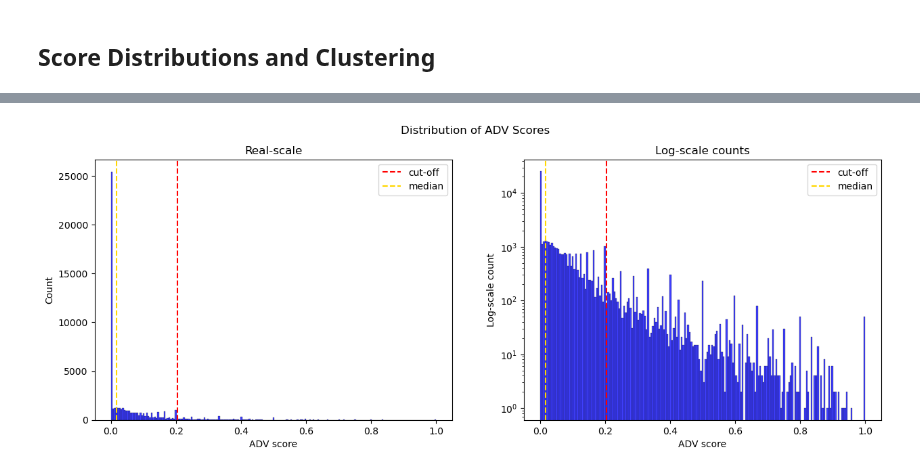
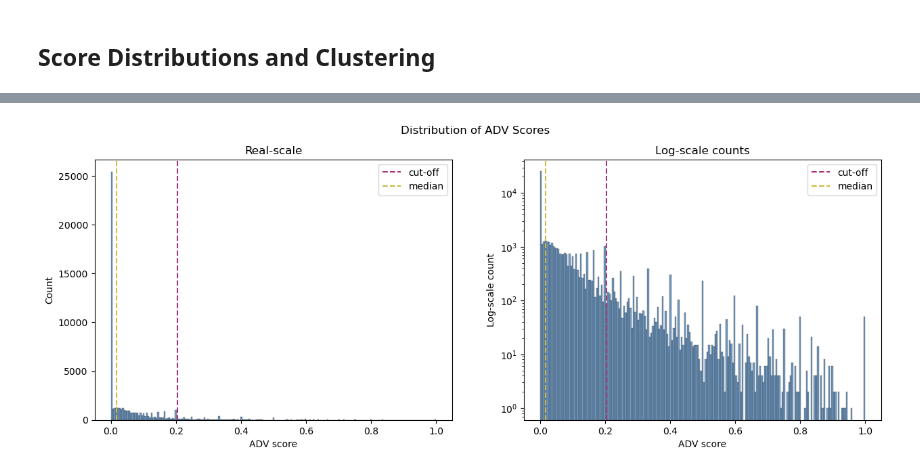
Before and after one commit to epfl-ada/ada-2022-project-analyteam, a Jupyter notebook: score_distributions.ipynb, the cells around one changed output, grey strips where cells are left out. Saved outputs shown, nothing was run; the diff lists cells and outputs as text; code cells hidden in the pictures.

```diff
--- a/score_distributions.ipynb
+++ b/score_distributions.ipynb
@@ -107,27 +107,27 @@ ax2.legend();
 # %%
 adv_cutoff = users_df["adv_score"].quantile(0.9)
 adv_median = users_df["adv_score"].median()
 
 fig, (ax1, ax2) = plt.subplots(1, 2, figsize=(15, 5))
 
 fig.suptitle("Distribution of ADV Scores")
 
-sns.histplot(data=users_df, x="adv_score", ax=ax1, color="blue")
+sns.histplot(data=users_df, x="adv_score", ax=ax1, color="#4477AA")
 ax1.set_title("Real-scale")
 ax1.set_xlabel("ADV score")
 ax1.set_ylabel("Count")
-ax1.axvline(x=adv_cutoff, color="red", ls="--", label="cut-off")
-ax1.axvline(x=adv_median, color="gold", ls="--", label="median")
+ax1.axvline(x=adv_cutoff, color="#AA3377", ls="--", label="cut-off")
+ax1.axvline(x=adv_median, color="#CCBB44", ls="--", label="median")
 ax1.legend()
 
-sns.histplot(data=users_df, x="adv_score", ax=ax2, log_scale=(False, True), color="blue")
+sns.histplot(data=users_df, x="adv_score", ax=ax2, log_scale=(False, True), color="#4477AA")
 ax2.set_title("Log-scale counts")
 ax2.set_xlabel("ADV score")
 ax2.set_ylabel("Log-scale count")
-ax2.axvline(x=adv_cutoff, color="red", ls="--", label="cut-off")
-ax2.axvline(x=adv_median, color="gold", ls="--", label="median")
+ax2.axvline(x=adv_cutoff, color="#AA3377", ls="--", label="cut-off")
+ax2.axvline(x=adv_median, color="#CCBB44", ls="--", label="median")
 ax2.legend();
 # %% [output]
-[figure, old version]
+[figure, new version]
 # %%
 #fig.savefig("adv_distribution.svg", transparent=True, dpi=400)
```
Also changed, not shown: parts of 3 cells of this notebook, 10 other files.
